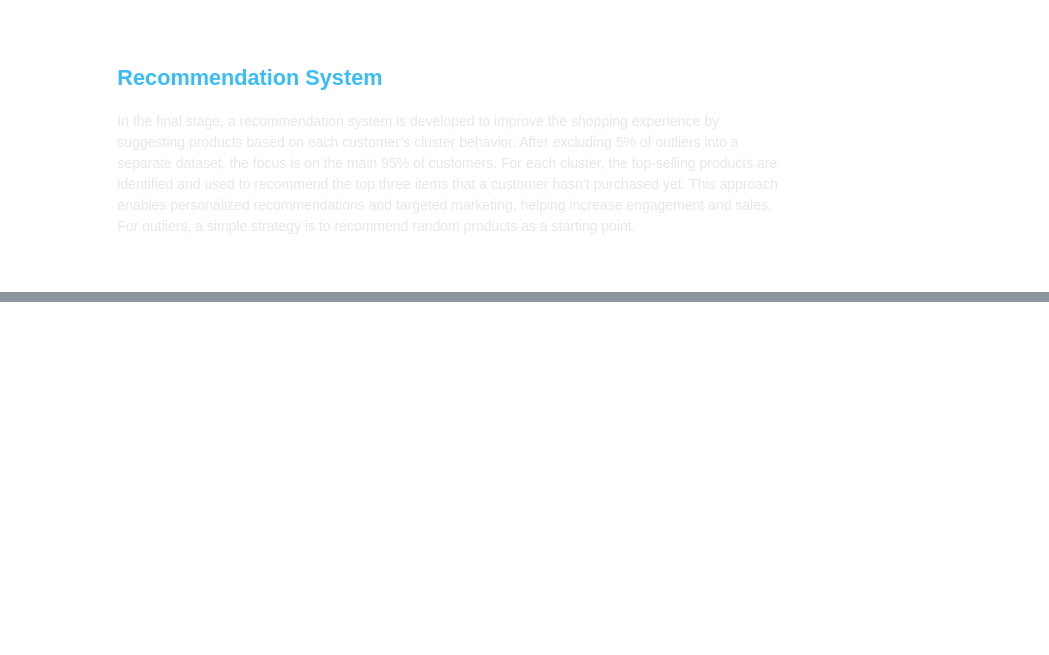
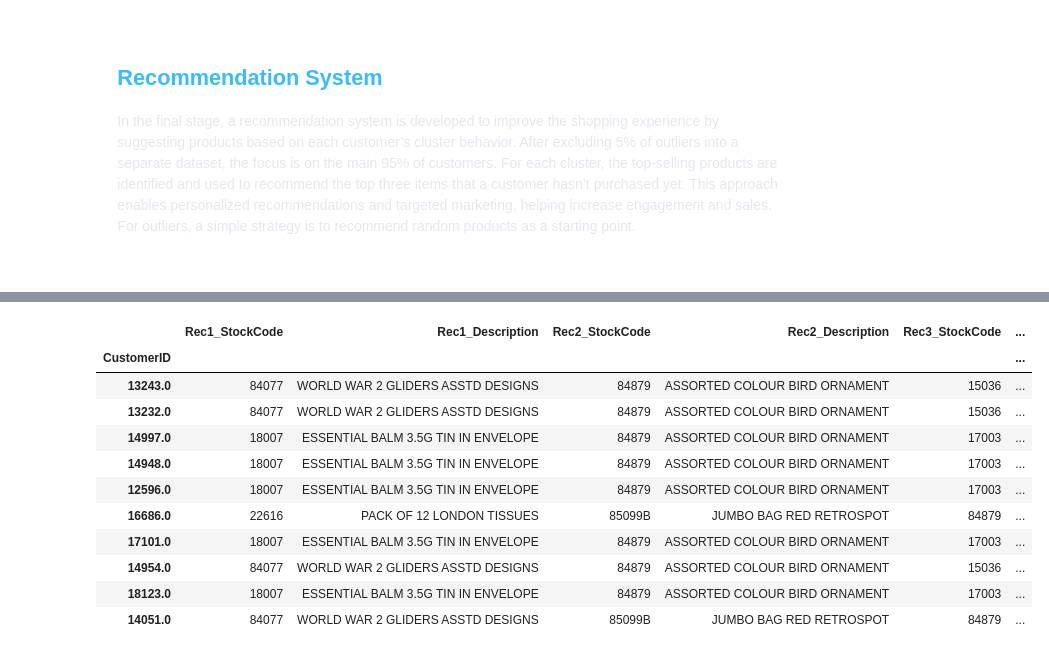
Before and after one commit to jossycm17/Recommendation-system, a Jupyter notebook: Recommendation_System.ipynb, the cells around one changed output, grey strips where cells are left out. Cells and saved outputs as stored; diff of their text form; code cells hidden in the pictures; blank space fills up the shorter version.

```diff
--- a/Recommendation_System.ipynb
+++ b/Recommendation_System.ipynb
@@ -3200,15 +3200,15 @@ Radar Chart Approach
 To visualize cluster profiles, radar charts will be used to compare centroid values across features. First, the centroid of each cluster is computed as the mean of all features within that cluster. These centroids are then plotted on radar charts to clearly show and compare the central tendencies of each cluster.
 # %%
 # Set index
-df = customer_data_cleaned.set_index('CustomerID')
+df_customer = customer_data_cleaned.set_index('CustomerID')
 
 # Standardize features (excluding cluster)
 scaler = StandardScaler()
-X_scaled = scaler.fit_transform(df.drop(columns='cluster'))
+X_scaled = scaler.fit_transform(df_customer.drop(columns='cluster'))
 
 # Create standardized dataframe
-df_scaled = pd.DataFrame(X_scaled, columns=df.columns[:-1], index=df.index)
-df_scaled['cluster'] = df['cluster']
+df_scaled = pd.DataFrame(X_scaled, columns=df_customer.columns[:-1], index=df_customer.index)
+df_scaled['cluster'] = df_customer['cluster']
 
 # Compute centroids
 centroids = df_scaled.groupby('cluster').mean()
@@ -3382,0 +3332,15 @@ KeyError: 'CustomerID'
+# %%
+# Step 1: Extract the CustomerIDs of the outliers and remove their transactions from the main dataframe
+df = df.reset_index()
+outlier_customer_ids = outliers_data['CustomerID'].astype('float').unique()
+df_filtered = df[~df['CustomerID'].isin(outlier_customer_ids)]
+
+# # Step 2: Ensure consistent data type for CustomerID across both dataframes before merging
+# customer_data_cleaned['CustomerID'] = customer_data_cleaned['CustomerID'].astype('float')
+df_filtered['CustomerID'] = df_filtered['CustomerID'].astype(str).str.strip()
+customer_data_cleaned['CustomerID'] = customer_data_cleaned['CustomerID'].astype(str).str.strip()
+# %%
+merged_data = df_filtered.drop(columns=['cluster'], errors='ignore') \
+    .merge(customer_data_cleaned[['CustomerID', 'cluster']], on='CustomerID', how='inner')
+
+merged_data.head()
@@ -3382,0 +3385,15 @@ KeyError: 'CustomerID'
+# %%
+customer_data_with_recommendations.set_index('CustomerID').iloc[:, -6:].sample(10, random_state=0)
+# %% [output]
+|  | Rec1_StockCode | Rec1_Description | Rec2_StockCode | Rec2_Description | Rec3_StockCode | ... |
+| CustomerID |  |  |  |  |  | ... |
+| 13243.0 | 84077 | WORLD WAR 2 GLIDERS ASSTD DESIGNS | 84879 | ASSORTED COLOUR BIRD ORNAMENT | 15036 | ... |
+| 13232.0 | 84077 | WORLD WAR 2 GLIDERS ASSTD DESIGNS | 84879 | ASSORTED COLOUR BIRD ORNAMENT | 15036 | ... |
+| 14997.0 | 18007 | ESSENTIAL BALM 3.5G TIN IN ENVELOPE | 84879 | ASSORTED COLOUR BIRD ORNAMENT | 17003 | ... |
+| 14948.0 | 18007 | ESSENTIAL BALM 3.5G TIN IN ENVELOPE | 84879 | ASSORTED COLOUR BIRD ORNAMENT | 17003 | ... |
+| 12596.0 | 18007 | ESSENTIAL BALM 3.5G TIN IN ENVELOPE | 84879 | ASSORTED COLOUR BIRD ORNAMENT | 17003 | ... |
+| 16686.0 | 22616 | PACK OF 12 LONDON TISSUES | 85099B | JUMBO BAG RED RETROSPOT | 84879 | ... |
+| 17101.0 | 18007 | ESSENTIAL BALM 3.5G TIN IN ENVELOPE | 84879 | ASSORTED COLOUR BIRD ORNAMENT | 17003 | ... |
+| 14954.0 | 84077 | WORLD WAR 2 GLIDERS ASSTD DESIGNS | 84879 | ASSORTED COLOUR BIRD ORNAMENT | 15036 | ... |
+| 18123.0 | 18007 | ESSENTIAL BALM 3.5G TIN IN ENVELOPE | 84879 | ASSORTED COLOUR BIRD ORNAMENT | 17003 | ... |
+| 14051.0 | 84077 | WORLD WAR 2 GLIDERS ASSTD DESIGNS | 85099B | JUMBO BAG RED RETROSPOT | 84879 | ... |
```
Also changed, not shown: parts of 4 cells of this notebook.
